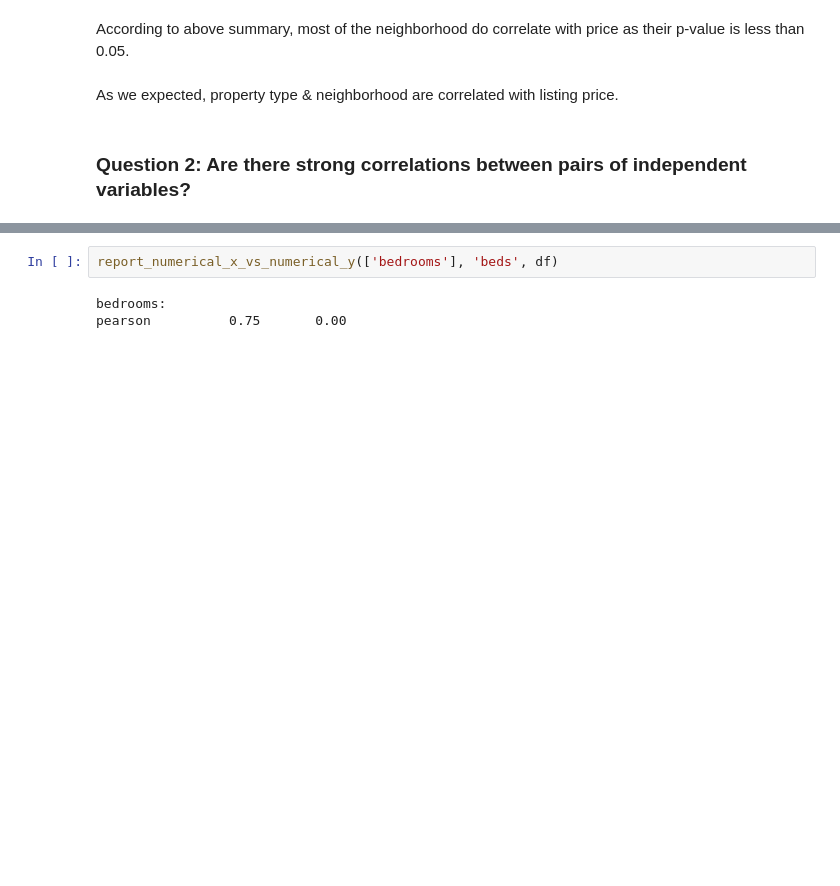
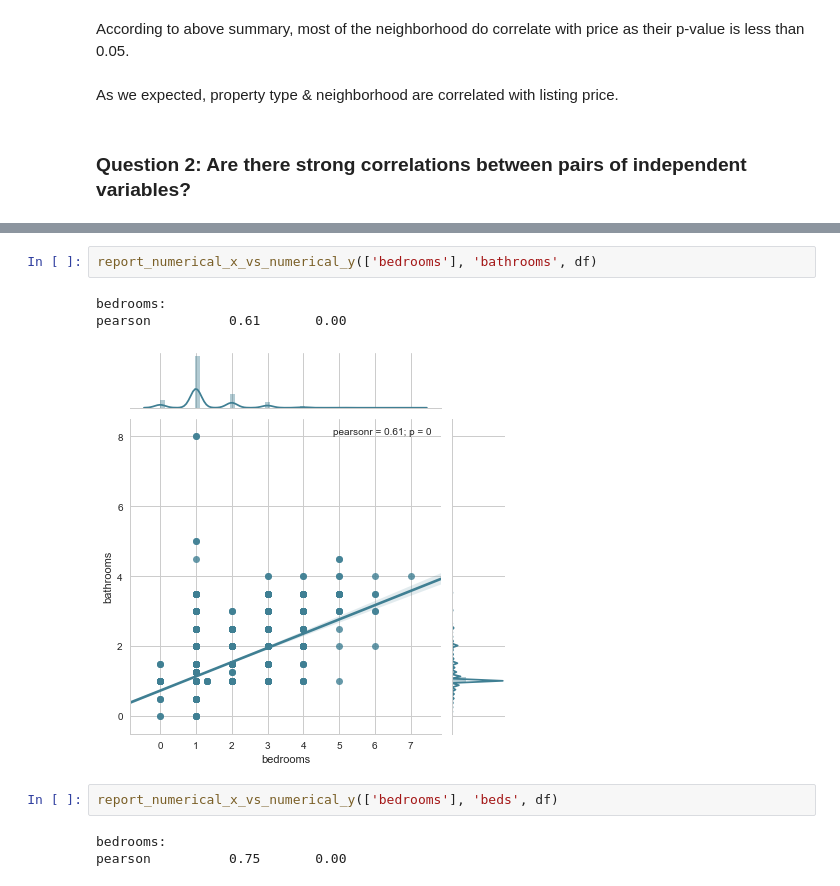
Before and after one commit to nicolechao/springboard-data-science, a Jupyter notebook: Capstone 1/Inferential Statistics/inferential_statistics.ipynb, the cells around one changed output, grey strips where cells are left out. Drawn from its saved outputs; the diff is of its cells as text; blank space fills up the shorter version.

```diff
--- a/Capstone 1/Inferential Statistics/inferential_statistics.ipynb
+++ b/Capstone 1/Inferential Statistics/inferential_statistics.ipynb
@@ -202,3 +206,9 @@ Let's verify.
+# %%
+report_numerical_x_vs_numerical_y(['bedrooms'], 'bathrooms', df)
+# %% [output]
+bedrooms:
+pearson          0.61       0.00
+[figure, added]
 # %%
 report_numerical_x_vs_numerical_y(['bedrooms'], 'beds', df)
 # %% [output]
```
Also changed, not shown: parts of 17 cells of this notebook.
